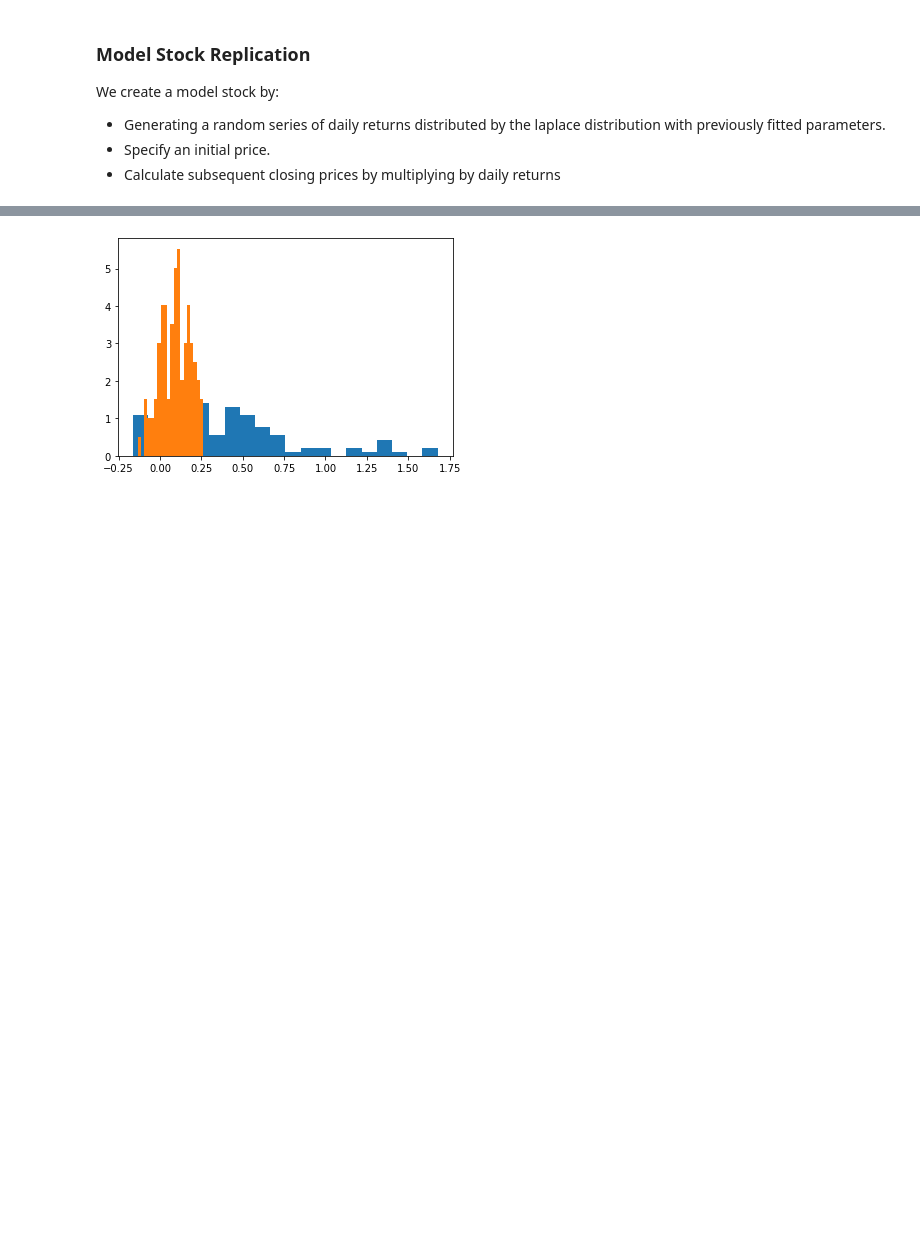
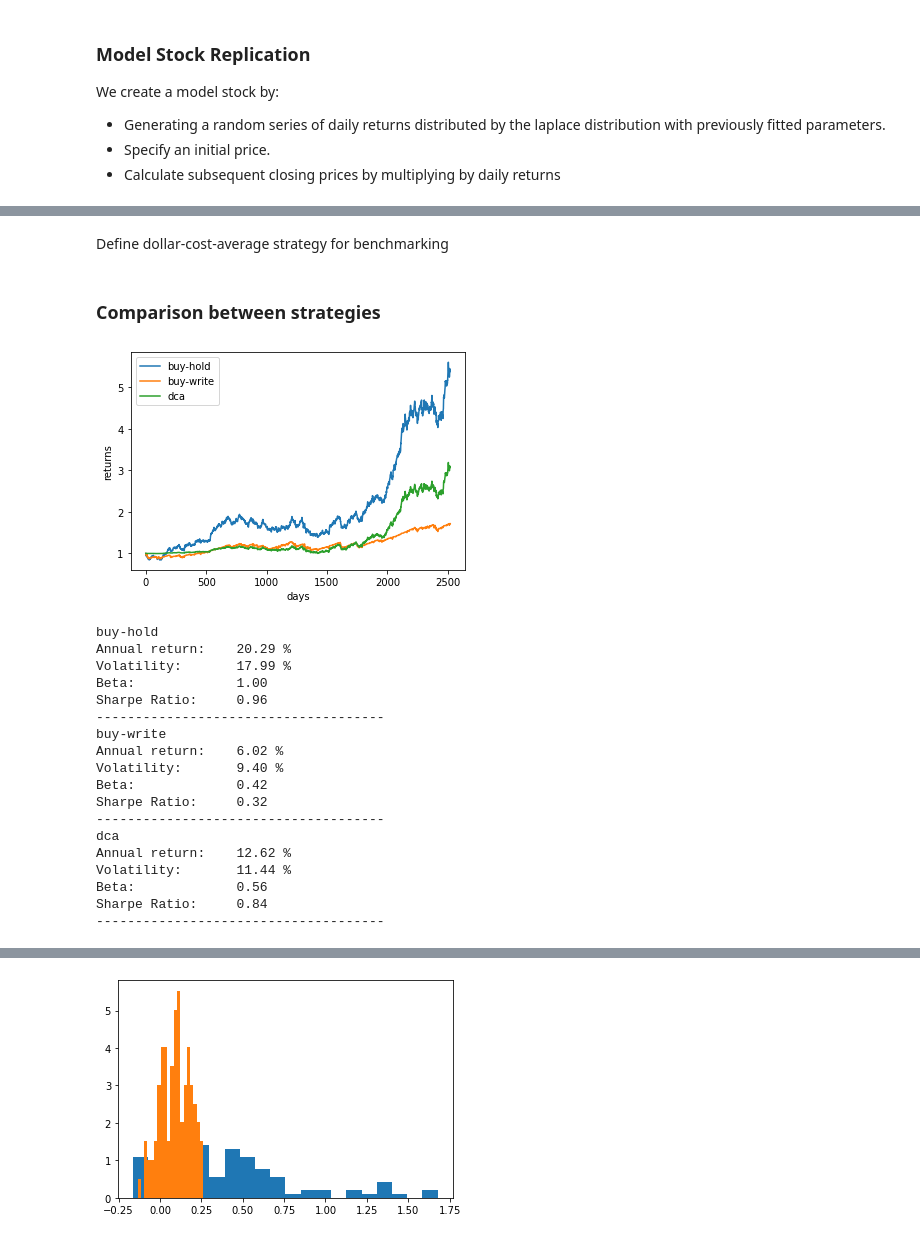
Before and after one commit to ag3nt3154/Quantitative_Finance_Modelling, a Jupyter notebook: Simulation of Theta Strategies/MAIN.ipynb, the cells around one changed output, grey strips where cells are left out. Cells and saved outputs as stored; diff of their text form; code cells hidden in the pictures; blank space fills up the shorter version.

```diff
--- a/Simulation of Theta Strategies/MAIN.ipynb
+++ b/Simulation of Theta Strategies/MAIN.ipynb
@@ -214 +207,5 @@ def bsm(stock_price, strike_price, dte, volatility=spy_hist_vol, rf_rate=0.03):
+# %%
+def buy_hold_strategy(stock_price):
+    arr = stock_price/stock_price[0]
+    return arr, arr[1:] / arr[:-1]
 # %% [markdown]
@@ -220,6 +217,6 @@ Note that since we are using a simulated SPY underlying, we are actually explori
 # %%
 
-def buy_write_strategy(stock_price, dte=20, initial_price=400, initial_capital=1E6):
+def buy_write_strategy(stock_price, dte=22, initial_capital=1E6):
     num_days = len(stock_price) - 1
 
     cash = initial_capital
@@ -271,16 +268,4 @@ def buy_write_strategy(stock_price, dte=20, initial_price=400, initial_capital=1
         day += 1
 
     port_returns = port_value[1:] / initial_capital
-    return port_returns[1:]
-
-num_days = 500
-stock_price, daily_changes = generate_stock(laplace_params, num_days=num_days, initial_price=400)
-buy_hold_returns = np.cumprod(daily_changes + 1)
-buy_write_returns = buy_write_strategy(stock_price)
-
-plt.plot(range(num_days), buy_hold_returns, label='buy-hold')
-plt.plot(range(num_days), buy_write_returns, label='buy-write')
-plt.legend()
-plt.xlabel('days')
-plt.ylabel('returns')
-plt.show()
+    return port_returns, port_returns[1:] / port_returns[:-1]
@@ -297,0 +272,2 @@ TypeError: generate_case_qyld() missing 1 required positional argument: 'stock_p
+# %% [markdown]
+Define dollar-cost-average strategy for benchmarking
@@ -297,0 +300,56 @@ TypeError: generate_case_qyld() missing 1 required positional argument: 'stock_p
+# %% [markdown]
+### Comparison between strategies
+# %%
+num_days = 2520
+stock_price, daily_changes = generate_stock(laplace_params, num_days=num_days, initial_price=400)
+
+# Array of returns
+r_arr = {
+    'buy-hold': buy_hold_strategy(stock_price),
+    'buy-write': buy_write_strategy(stock_price),
+    'dca': dca_strategy(stock_price),
+}
+
+for key in r_arr:
+    rt, ch = r_arr[key]
+    plt.plot(range(num_days + 1), rt, label=key)
+plt.legend()
+plt.xlabel('days')
+plt.ylabel('returns')
+plt.show()
+
+sample_var = np.var(daily_changes)
+# sns.displot(daily_changes, color='blue', bins=100)
+
+for key in r_arr:
+    print(key)
+
+    rt, ch = r_arr[key]
+    print('Annual return:    {:.2f} %'.format((np.mean(ch) ** 252 - 1) * 100))
+    print('Volatility:       {:.2f} %'.format(np.std(ch - 1) * np.sqrt(252) * 100))
+    print('Beta:             {:.2f}'.format(np.corrcoef(daily_changes, ch - 1)[0, 1] * np.std(daily_changes) * np.std(ch - 1) / np.var(daily_changes)))
+    print('Sharpe Ratio:     {:.2f}'.format(((np.mean(ch) ** 252 - 1) - 0.03) / (np.std(ch - 1) * np.sqrt(252))))
+
+    # sns.displot(ca, color='red', bins=100)
+
+    print('-------------------------------------')
+# %% [output]
+[figure, added]
+buy-hold
+Annual return:    20.29 %
+Volatility:       17.99 %
+Beta:             1.00
+Sharpe Ratio:     0.96
+-------------------------------------
+buy-write
+Annual return:    6.02 %
+Volatility:       9.40 %
+Beta:             0.42
+Sharpe Ratio:     0.32
+-------------------------------------
+dca
+Annual return:    12.62 %
+Volatility:       11.44 %
+Beta:             0.56
+Sharpe Ratio:     0.84
+-------------------------------------
```
Also changed, not shown: parts of 10 cells of this notebook, 2 other files.
